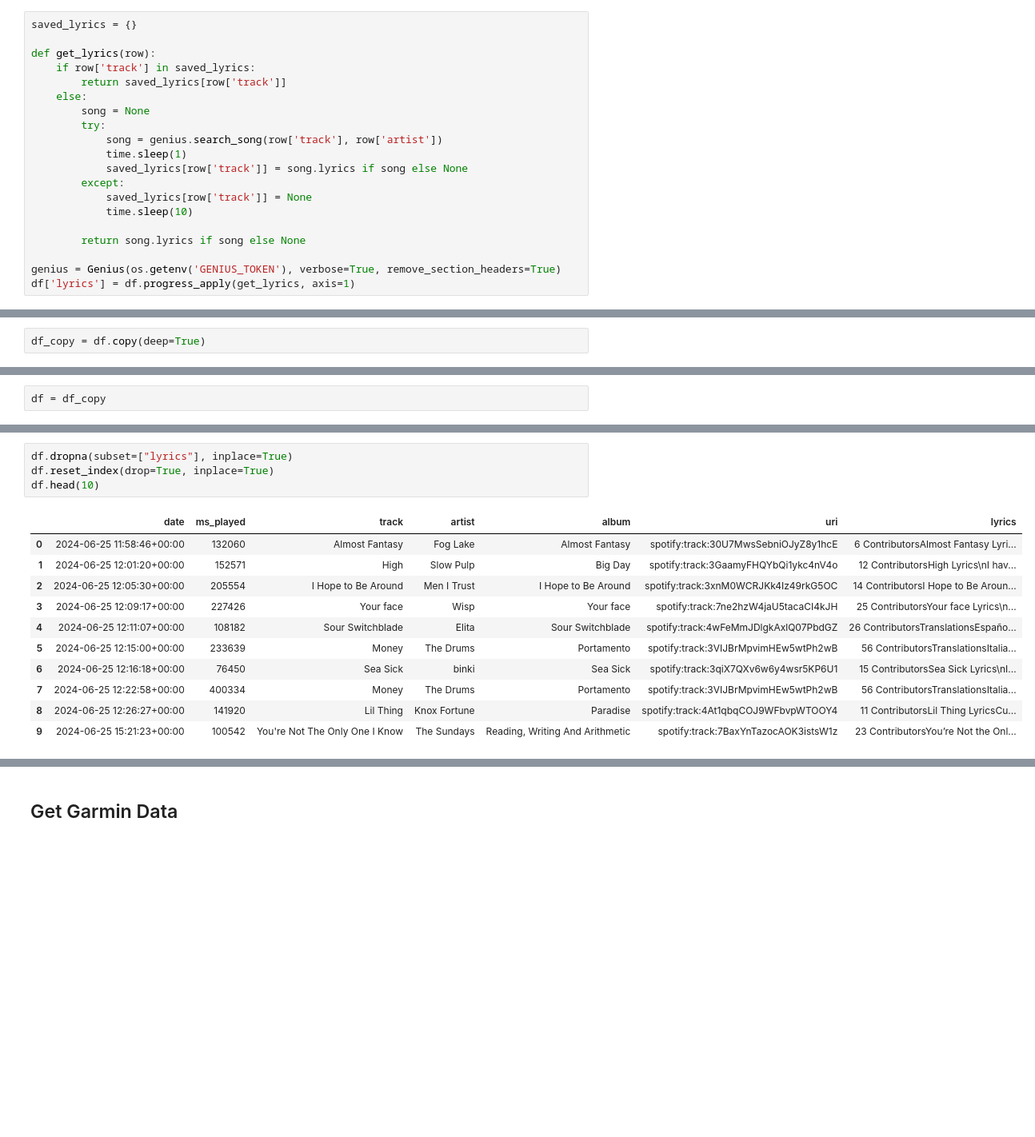
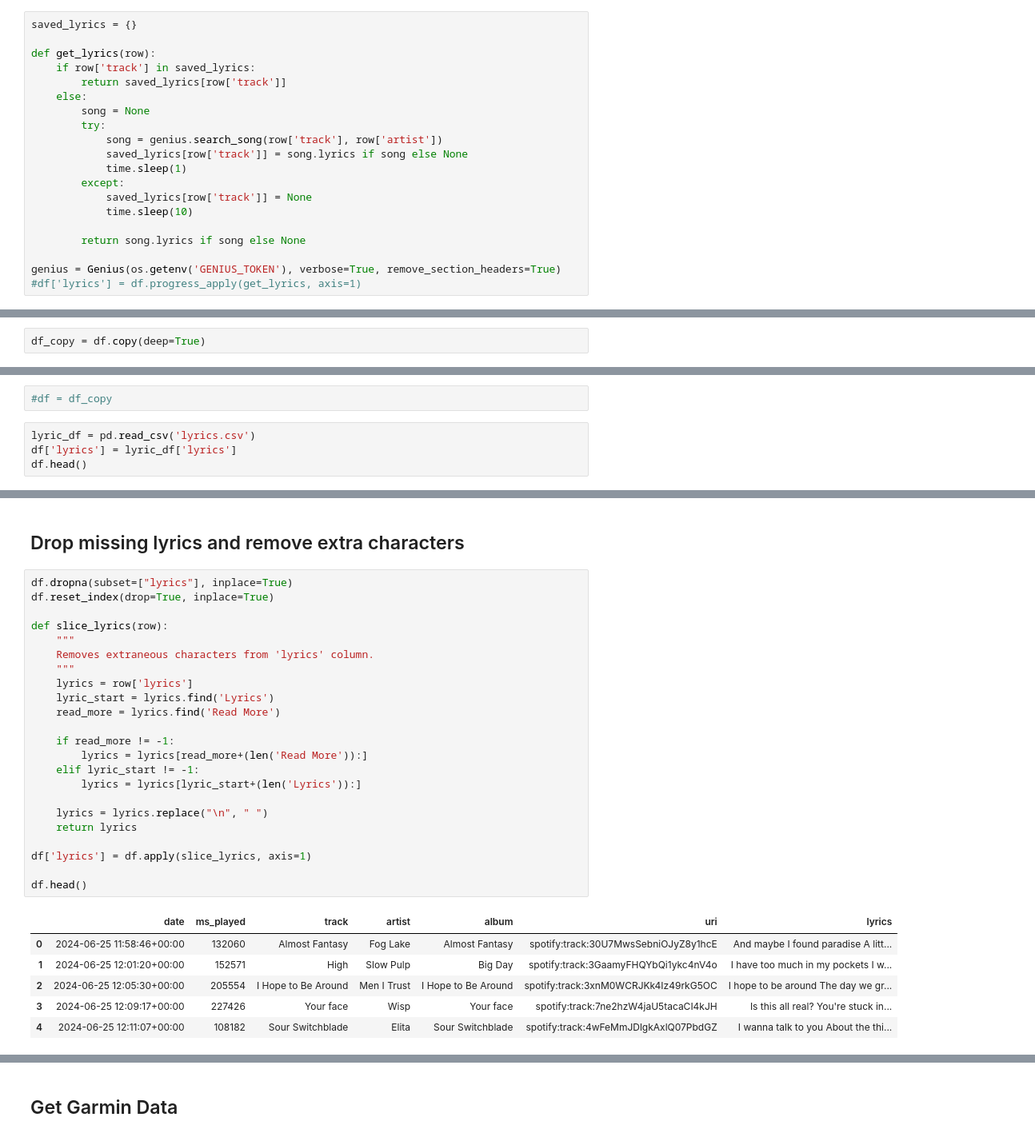
Before and after one commit to liammaguire1/garmin-spotify-analysis, a Jupyter notebook: vibes.ipynb, the cells around one changed output, grey strips where cells are left out. Shown at 80% size. Cells and saved outputs as stored; diff of their text form; blank space fills up the shorter version.

```diff
--- a/vibes.ipynb
+++ b/vibes.ipynb
@@ -81,8 +68,8 @@ def get_lyrics(row):
         song = None
         try:
             song = genius.search_song(row['track'], row['artist'])
+            saved_lyrics[row['track']] = song.lyrics if song else None
             time.sleep(1)
-            saved_lyrics[row['track']] = song.lyrics if song else None
         except:
             saved_lyrics[row['track']] = None
             time.sleep(10)
@@ -90,5 +77,5 @@ def get_lyrics(row):
         return song.lyrics if song else None
 
 genius = Genius(os.getenv('GENIUS_TOKEN'), verbose=True, remove_section_headers=True)
-df['lyrics'] = df.progress_apply(get_lyrics, axis=1)
+#df['lyrics'] = df.progress_apply(get_lyrics, axis=1)
 # %% [markdown]
@@ -98,2 +87,6 @@ df_copy = df.copy(deep=True)
 # %%
-df = df_copy
+#df = df_copy
+# %%
+lyric_df = pd.read_csv('lyrics.csv')
+df['lyrics'] = lyric_df['lyrics']
+df.head()
@@ -100,16 +100,32 @@ df = df_copy
+# %% [markdown]
+## Drop missing lyrics and remove extra characters
 # %%
 df.dropna(subset=["lyrics"], inplace=True)
 df.reset_index(drop=True, inplace=True)
-df.head(10)
+
+def slice_lyrics(row):
+    """
+    Removes extraneous characters from 'lyrics' column.
+    """
+    lyrics = row['lyrics']
+    lyric_start = lyrics.find('Lyrics')
+    read_more = lyrics.find('Read More')
+
+    if read_more != -1:
+        lyrics = lyrics[read_more+(len('Read More')):]
+    elif lyric_start != -1:
+        lyrics = lyrics[lyric_start+(len('Lyrics')):]
+
+    lyrics = lyrics.replace("\n", " ")
+    return lyrics
+
+df['lyrics'] = df.apply(slice_lyrics, axis=1)
+
+df.head()
 # %% [output]
 |  | date | ms_played | track | artist | album | uri | lyrics |
-| 0 | 2024-06-25 11:58:46+00:00 | 132060 | Almost Fantasy | Fog Lake | Almost Fantasy | spotify:track:30U7MwsSebniOJyZ8y1hcE | 6 ContributorsAlmost Fantasy Lyri... |
-| 1 | 2024-06-25 12:01:20+00:00 | 152571 | High | Slow Pulp | Big Day | spotify:track:3GaamyFHQYbQi1ykc4nV4o | 12 ContributorsHigh Lyrics\nI hav... |
-| 2 | 2024-06-25 12:05:30+00:00 | 205554 | I Hope to Be Around | Men I Trust | I Hope to Be Around | spotify:track:3xnM0WCRJKk4Iz49rkG5OC | 14 ContributorsI Hope to Be Aroun... |
-| 3 | 2024-06-25 12:09:17+00:00 | 227426 | Your face | Wisp | Your face | spotify:track:7ne2hzW4jaU5tacaCI4kJH | 25 ContributorsYour face Lyrics\n... |
-| 4 | 2024-06-25 12:11:07+00:00 | 108182 | Sour Switchblade | Elita | Sour Switchblade | spotify:track:4wFeMmJDlgkAxlQ07PbdGZ | 26 ContributorsTranslationsEspaño... |
-| 5 | 2024-06-25 12:15:00+00:00 | 233639 | Money | The Drums | Portamento | spotify:track:3VIJBrMpvimHEw5wtPh2wB | 56 ContributorsTranslationsItalia... |
-| 6 | 2024-06-25 12:16:18+00:00 | 76450 | Sea Sick | binki | Sea Sick | spotify:track:3qiX7QXv6w6y4wsr5KP6U1 | 15 ContributorsSea Sick Lyrics\nI... |
-| 7 | 2024-06-25 12:22:58+00:00 | 400334 | Money | The Drums | Portamento | spotify:track:3VIJBrMpvimHEw5wtPh2wB | 56 ContributorsTranslationsItalia... |
-| 8 | 2024-06-25 12:26:27+00:00 | 141920 | Lil Thing | Knox Fortune | Paradise | spotify:track:4At1qbqCOJ9WFbvpWTOOY4 | 11 ContributorsLil Thing LyricsCu... |
-| 9 | 2024-06-25 15:21:23+00:00 | 100542 | You're Not The Only One I Know | The Sundays | Reading, Writing And Arithmetic | spotify:track:7BaxYnTazocAOK3istsW1z | 23 ContributorsYou’re Not the Onl... |
+| 0 | 2024-06-25 11:58:46+00:00 | 132060 | Almost Fantasy | Fog Lake | Almost Fantasy | spotify:track:30U7MwsSebniOJyZ8y1hcE | And maybe I found paradise A litt... |
+| 1 | 2024-06-25 12:01:20+00:00 | 152571 | High | Slow Pulp | Big Day | spotify:track:3GaamyFHQYbQi1ykc4nV4o | I have too much in my pockets I w... |
+| 2 | 2024-06-25 12:05:30+00:00 | 205554 | I Hope to Be Around | Men I Trust | I Hope to Be Around | spotify:track:3xnM0WCRJKk4Iz49rkG5OC | I hope to be around The day we gr... |
+| 3 | 2024-06-25 12:09:17+00:00 | 227426 | Your face | Wisp | Your face | spotify:track:7ne2hzW4jaU5tacaCI4kJH | Is this all real? You're stuck in... |
+| 4 | 2024-06-25 12:11:07+00:00 | 108182 | Sour Switchblade | Elita | Sour Switchblade | spotify:track:4wFeMmJDlgkAxlQ07PbdGZ | I wanna talk to you About the thi... |
```
Also changed, not shown: parts of 15 cells of this notebook.
